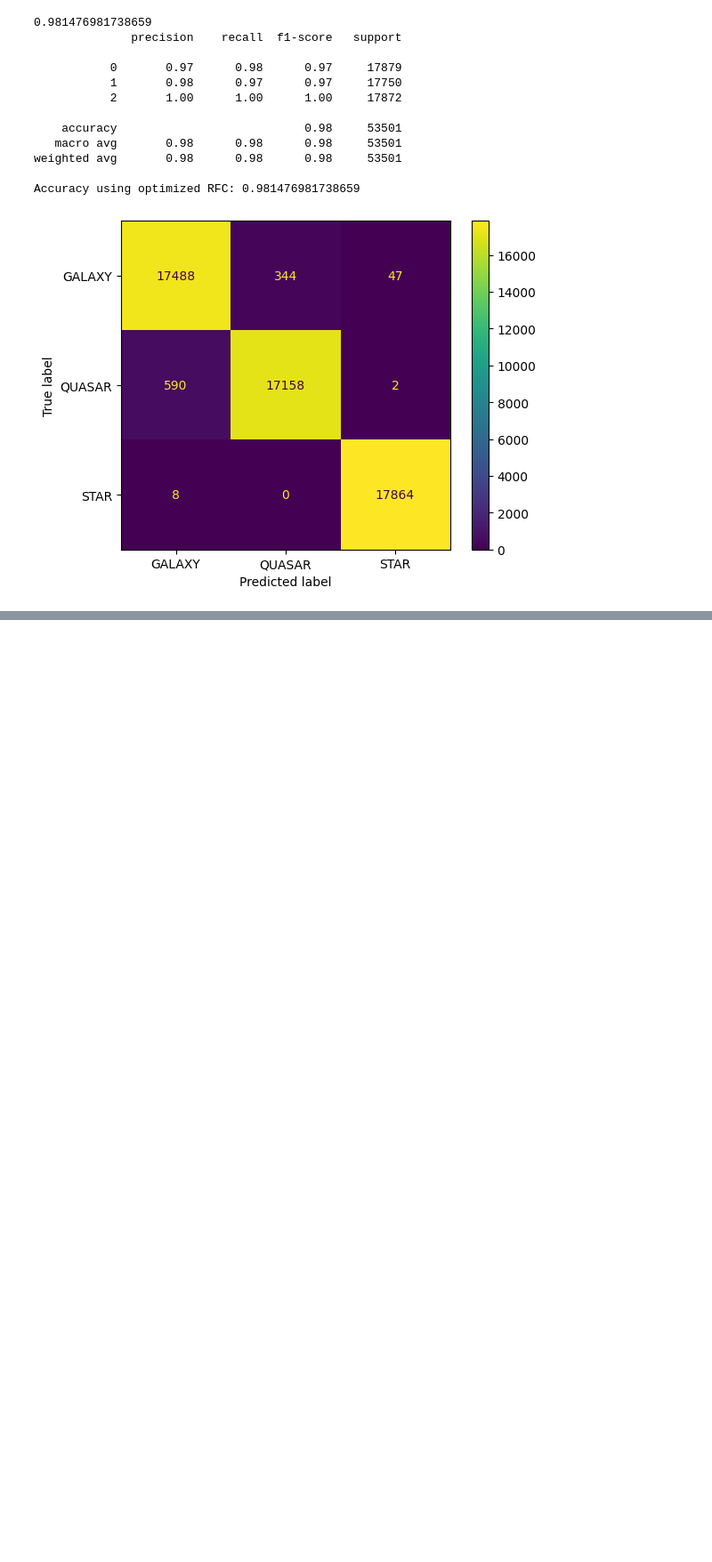
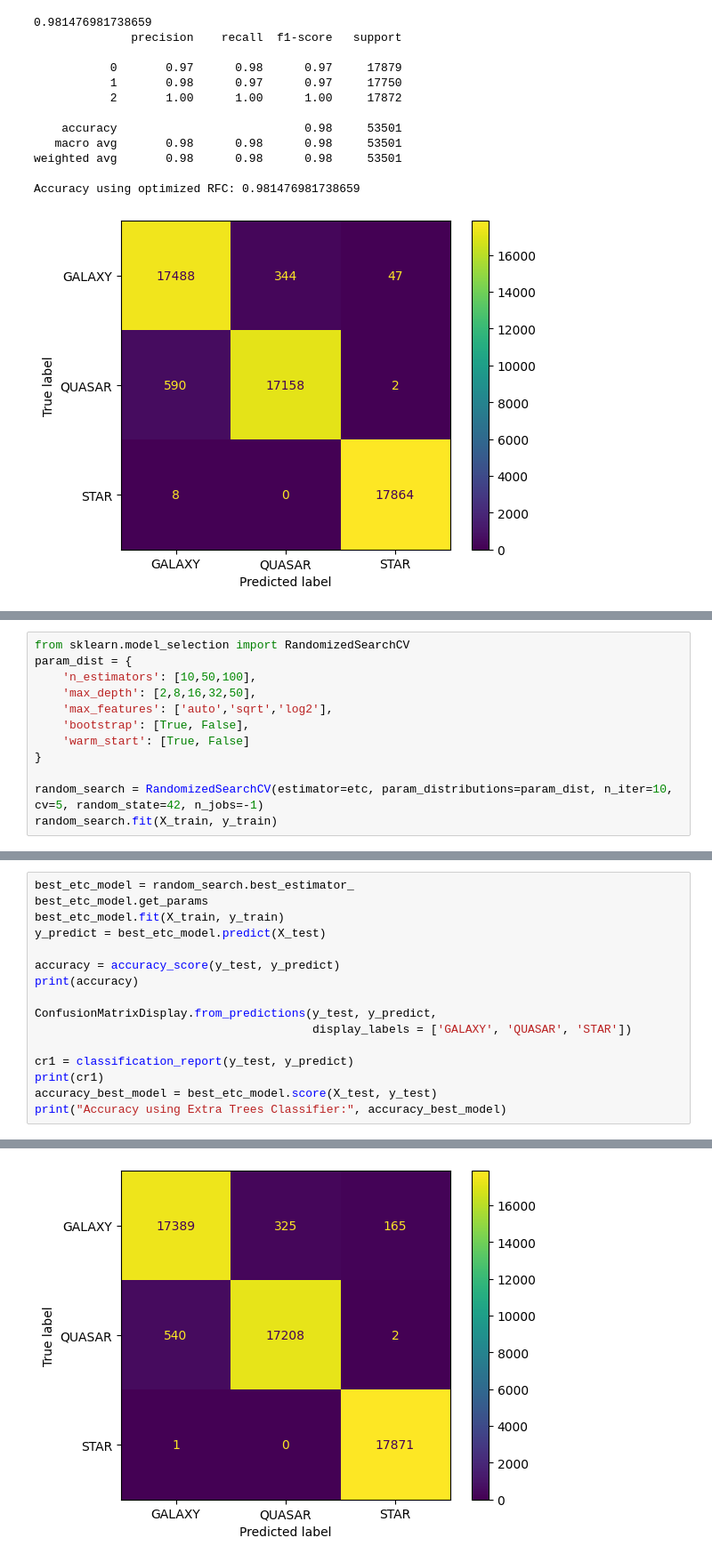
Before and after one commit to Ahmed-Estiak/stellar-classification-using-SMOTE-and-classifiers-ensemble, a Jupyter notebook: Stellar Classification (Smote, Scaled, hyperparamter tuning and ensemble).ipynb, the cells around one changed output, grey strips where cells are left out. Shown: that part at 89% size. Cells and saved outputs as stored; diff of their text form; blank space fills up the shorter version.

```diff
--- a/Stellar Classification (Smote, Scaled, hyperparamter tuning and ensemble).ipynb
+++ b/Stellar Classification (Smote, Scaled, hyperparamter tuning and ensemble).ipynb
@@ -536,0 +571,12 @@ Accuracy using optimized RFC: 0.981476981738659
+# %%
+from sklearn.model_selection import RandomizedSearchCV
+param_dist = {
+    'n_estimators': [10,50,100],
+    'max_depth': [2,8,16,32,50],
+    'max_features': ['auto','sqrt','log2'],
+    'bootstrap': [True, False],
+    'warm_start': [True, False]
+}
+
+random_search = RandomizedSearchCV(estimator=etc, param_distributions=param_dist, n_iter=10, cv=5, random_state=42, n_jobs=-1)
+random_search.fit(X_train, y_train)
@@ -536,0 +599,17 @@ Accuracy using optimized RFC: 0.981476981738659
+# %%
+best_etc_model = random_search.best_estimator_
+best_etc_model.get_params
+best_etc_model.fit(X_train, y_train)
+y_predict = best_etc_model.predict(X_test)
+
+accuracy = accuracy_score(y_test, y_predict)
+print(accuracy)
+
+ConfusionMatrixDisplay.from_predictions(y_test, y_predict,
+                                        display_labels = ['GALAXY', 'QUASAR', 'STAR'])
+
+cr1 = classification_report(y_test, y_predict)
+print(cr1)
+accuracy_best_model = best_etc_model.score(X_test, y_test)
+print("Accuracy using Extra Trees Classifier:", accuracy_best_model)
+# %% [output]
@@ -536,0 +628 @@ Accuracy using optimized RFC: 0.981476981738659
+[figure, added]
```
Also changed, not shown: parts of 7 cells of this notebook.
